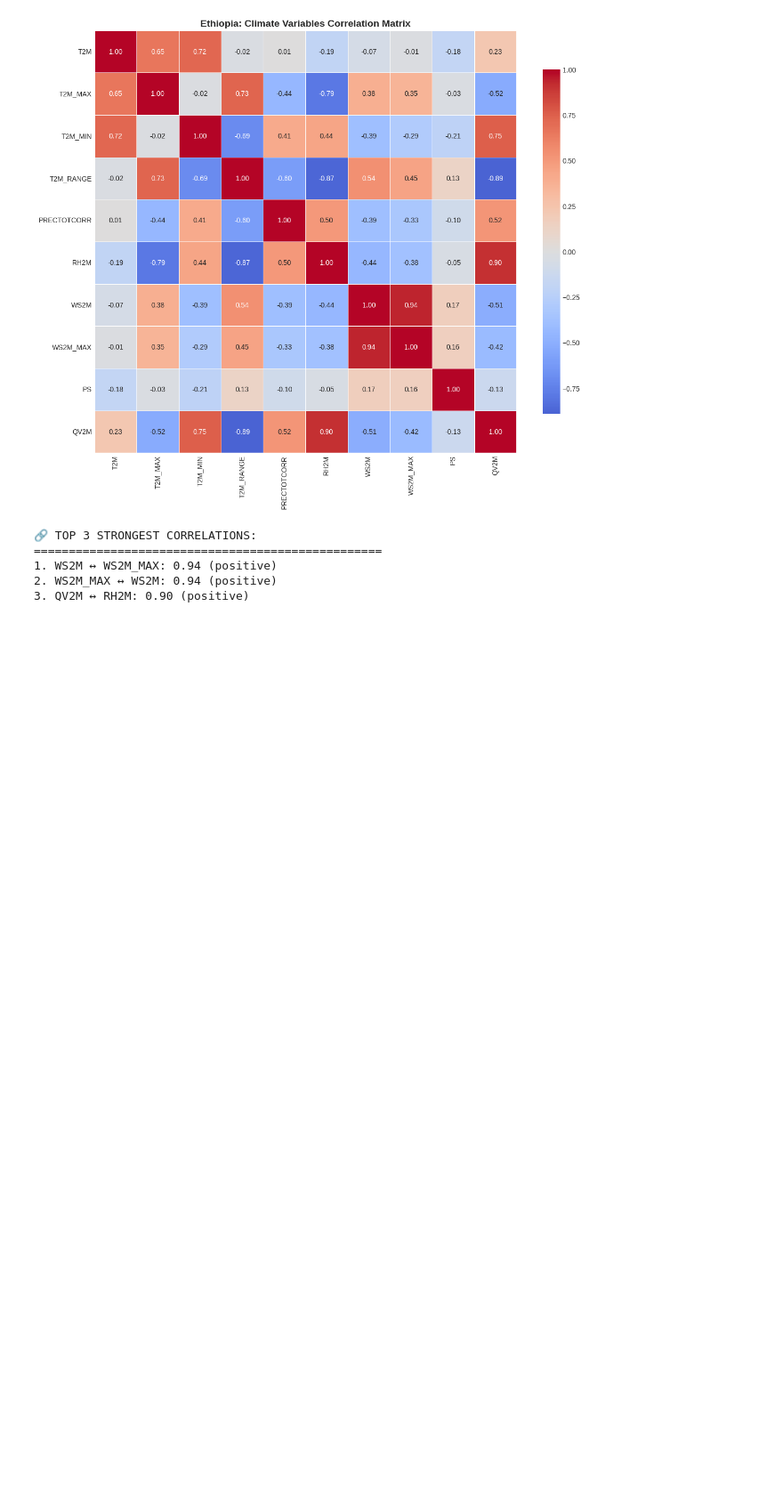
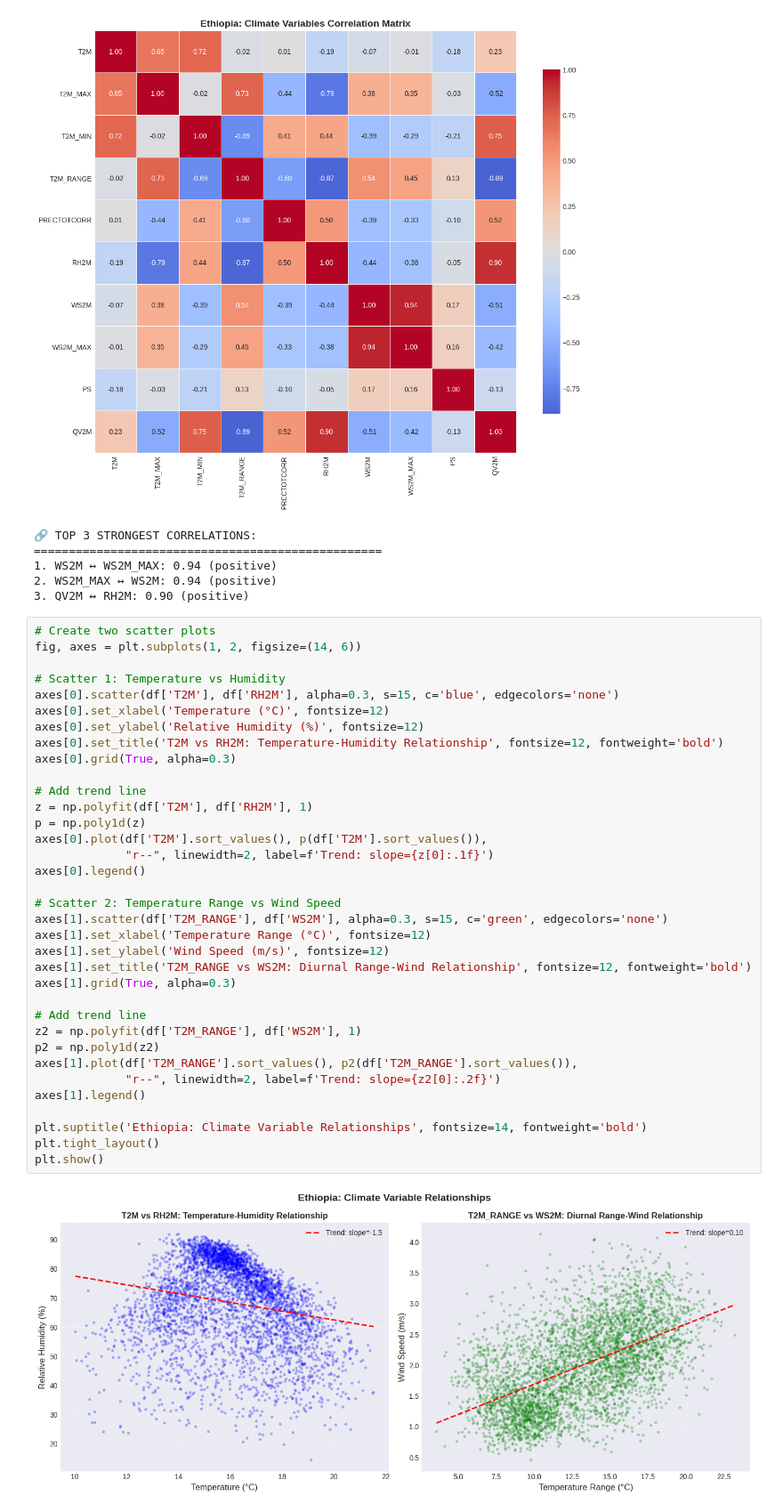
Before and after one commit to Sumeyahassen/climate-challenge-week0, a Jupyter notebook: notebooks/ethiopia_eda.ipynb, the cells around one changed output. Shown at 89% size. Saved outputs shown, nothing was run; the diff lists cells and outputs as text; blank space fills up the shorter version.

Commit message:
feat: complete time series, correlation, and distribution analysis for Ethiopia

```diff
--- a/notebooks/ethiopia_eda.ipynb
+++ b/notebooks/ethiopia_eda.ipynb
@@ -663,3 +665,40 @@ for pair in strongest_corr.index[:6]:
 1. WS2M ↔ WS2M_MAX: 0.94 (positive)
 2. WS2M_MAX ↔ WS2M: 0.94 (positive)
 3. QV2M ↔ RH2M: 0.90 (positive)
+# %%
+# Create two scatter plots
+fig, axes = plt.subplots(1, 2, figsize=(14, 6))
+
+# Scatter 1: Temperature vs Humidity
+axes[0].scatter(df['T2M'], df['RH2M'], alpha=0.3, s=15, c='blue', edgecolors='none')
+axes[0].set_xlabel('Temperature (°C)', fontsize=12)
+axes[0].set_ylabel('Relative Humidity (%)', fontsize=12)
+axes[0].set_title('T2M vs RH2M: Temperature-Humidity Relationship', fontsize=12, fontweight='bold')
+axes[0].grid(True, alpha=0.3)
+
+# Add trend line
+z = np.polyfit(df['T2M'], df['RH2M'], 1)
+p = np.poly1d(z)
+axes[0].plot(df['T2M'].sort_values(), p(df['T2M'].sort_values()),
+             "r--", linewidth=2, label=f'Trend: slope={z[0]:.1f}')
+axes[0].legend()
+
+# Scatter 2: Temperature Range vs Wind Speed
+axes[1].scatter(df['T2M_RANGE'], df['WS2M'], alpha=0.3, s=15, c='green', edgecolors='none')
+axes[1].set_xlabel('Temperature Range (°C)', fontsize=12)
+axes[1].set_ylabel('Wind Speed (m/s)', fontsize=12)
+axes[1].set_title('T2M_RANGE vs WS2M: Diurnal Range-Wind Relationship', fontsize=12, fontweight='bold')
+axes[1].grid(True, alpha=0.3)
+
+# Add trend line
+z2 = np.polyfit(df['T2M_RANGE'], df['WS2M'], 1)
+p2 = np.poly1d(z2)
+axes[1].plot(df['T2M_RANGE'].sort_values(), p2(df['T2M_RANGE'].sort_values()),
+             "r--", linewidth=2, label=f'Trend: slope={z2[0]:.2f}')
+axes[1].legend()
+
+plt.suptitle('Ethiopia: Climate Variable Relationships', fontsize=14, fontweight='bold')
+plt.tight_layout()
+plt.show()
+# %% [output]
+[figure, added]
```
Also changed, not shown: parts of 8 cells of this notebook.
